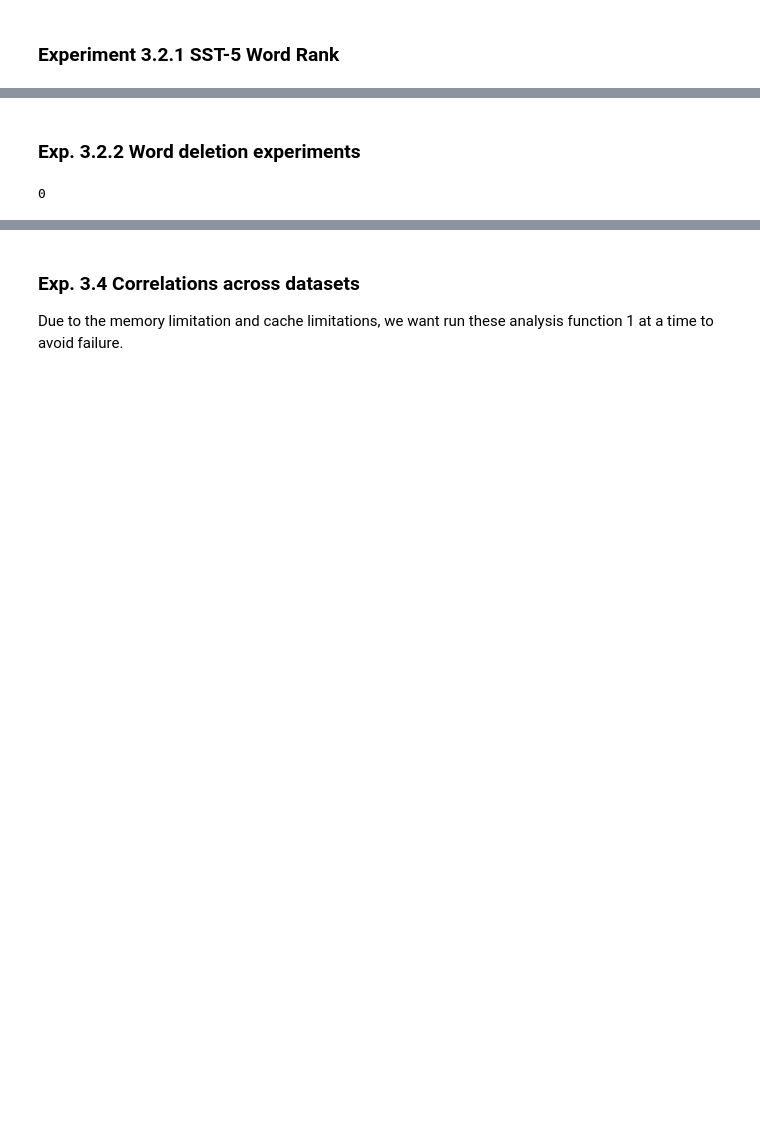
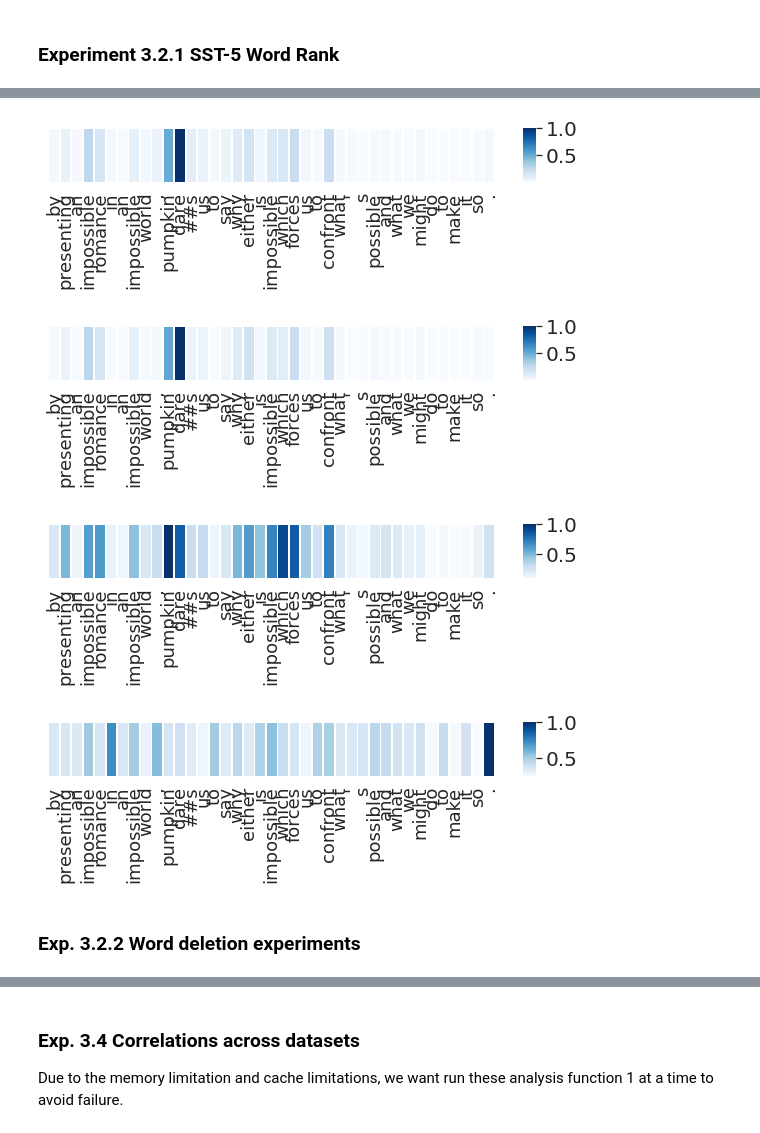
Before and after one commit to frankaging/BERT-LRP, a Jupyter notebook: code/notebook/lrp_visualize.ipynb, the cells around one changed output, grey strips where cells are left out. Saved outputs shown, nothing was run; the diff lists cells and outputs as text; code cells hidden in the pictures; blank space fills up the shorter version.

```diff
--- a/code/notebook/lrp_visualize.ipynb
+++ b/code/notebook/lrp_visualize.ipynb
@@ -84,12 +1203,12 @@ def translate(token_ids, vocab):
         tokens.append(vocab[_id])
     return tokens
 
-def heatmap_viz(token_grad, vmin=0, vmax=1, cmap="Blues"):
+def heatmap_viz(token_grad, vmin=0, cmap="Blues"):
     scores = [tu[1] for tu in token_grad]
     tokens = [tu[0] for tu in token_grad]
     fig, ax = plt.subplots(figsize=(10,1))
     ax = sns.heatmap([scores], cmap=cmap, xticklabels=tokens, yticklabels=False,
-                     cbar_kws=dict(shrink=1, aspect=4, ), linewidths=0.8, vmin=vmin, vmax=vmax)
+                     cbar_kws=dict(shrink=1, aspect=4, ), linewidths=0.8)
     ax.set_xticklabels(tokens, size = 18)
     cbar = ax.collections[0].colorbar
     # here set the labelsize by 20
@@ -129,12 +1248,12 @@ def evaluate_with_hooks(test_dataloader, model, device, label_list):
         seq_lens = seq_lens.to(device)
 
         # intentially with gradient
-        tmp_test_loss, logits, all_encoder_attention_scores, embedding_output = \
+        tmp_test_loss, logits_raw, all_encoder_attention_scores, embedding_output = \
             model(input_ids, segment_ids, input_mask, seq_lens,
                     device=device, labels=label_ids)
-        logits_raw = F.softmax(logits, dim=-1)
+        logits_t = F.softmax(logits_raw, dim=-1)
 
-        logits = logits_raw.detach().cpu().numpy()
+        logits = logits_t.detach().cpu().numpy()
         pred_logits.append(logits)
         label_ids = label_ids.to('cpu').numpy()
         actual.append(label_ids)
@@ -144,15 +1263,17 @@ def evaluate_with_hooks(test_dataloader, model, device, label_list):
         sensitivity_class = len(label_list) - 1
 
         # GS
-        gs_score = torch.zeros(logits.shape)
+        gs_score = torch.zeros(logits_t.shape)
         gs_score[:, sensitivity_class] = 1.0
+        gs_score = logits_raw*gs_score
         gs_score = model.backward_gradient(gs_score)
         gs_score = torch.norm(gs_score, dim=-1)*torch.norm(gs_score, dim=-1)
         gs_scores.append(gs_score)
 
         # GI
-        gi_score = torch.zeros(logits.shape)
+        gi_score = torch.zeros(logits_t.shape)
         gi_score[:, sensitivity_class] = 1.0
+        gi_score = logits_raw*gi_score
         gi_score = model.backward_gradient_input(gi_score)
         gi_score = torch.norm(gi_score, dim=-1)*torch.norm(gi_score, dim=-1)
         gi_scores.append(gi_score)
@@ -286,8 +1407,8 @@ def subset_score(dict_list):
         per_word_score.append(word_score)
     return np.transpose(np.array(per_word_score))
 
-def load_attribution_scores(vocab_data_dir, inputs_ids, seqs_lens, raw_attribution_scores, min_freq=1,
-                            consider_speicial_tokens=False, normalized=True, min_length=0):
+def load_attribution_scores(vocab_data_dir, inputs_ids, seqs_lens, raw_attribution_scores, min_freq=5,
+                            consider_speicial_tokens=False, normalized=True, min_length=10):
     vocab = inverse_mapping(load_vocab(vocab_data_dir, pretrain=False))
     word_lrp = {}
     word_lrp_list = []
@@ -302,7 +1423,10 @@ def load_attribution_scores(vocab_data_dir, inputs_ids, seqs_lens, raw_attributi
                 tokens = translate(inputs_ids[batch_idx][seq_idx], vocab)[:seq_len][1:-1]
                 attribution_scores = raw_attribution_scores[batch_idx][seq_idx][:seq_len][1:-1]
             if normalized:
-                sentence_attribution_scores = F.softmax(torch.abs(attribution_scores), dim=-1).tolist()
+                # sentence_attribution_scores = F.softmax(torch.abs(attribution_scores), dim=-1).tolist()
+                sentence_max = torch.max(torch.abs(attribution_scores), dim=-1)[0]
+                sentence_attribution_scores = \
+                    (torch.abs(attribution_scores)/sentence_max).tolist()
             else:
                 sentence_attribution_scores = attribution_scores.tolist()
             if len(tokens) >= min_length:
@@ -341,6 +1465,15 @@ def load_attribution_meta(vocab_data_dir, dataset_dict):
                                   "sentence_revelance_score": sentence_revelance_score}
     return attribution_meta
 
+def plot_sentence_heatmaps(attribution_meta, n_sample=1):
+    total_n = len(attribution_meta["gs_scores"]["sentence_revelance_score"])
+    random_n = random.randint(0, total_n)
+    sentence_heatmap_dict = dict()
+    for item in ["gs_scores", "gi_scores", \
+                 "lrp_scores", "lat_scores"]:
+        sentence_heatmap_dict[item] = attribution_meta[item]["sentence_revelance_score"][random_n]
+        heatmap_viz(sentence_heatmap_dict[item], vmin=0)
+
 def print_topk_words(attribution_meta, k=30, filtered=True):
     """
     print top k words for a dataset
@@ -360,8 +1493,8 @@ def print_topk_words(attribution_meta, k=30, filtered=True):
                 word_rank = attribution_meta[item]["filtered_word_rank"]
             else:
                 word_rank = attribution_meta[item]["raw_word_rank"]
-            item_words.append((word_rank[i][0], str(word_rank[i][1])[:4]))
-            item_words_neg.append((word_rank[-(i+1)][0], str(word_rank[-(i+1)][1])[:4]))
+            item_words.append((word_rank[i][0], round(word_rank[i][1],5) ) )
+            item_words_neg.append(( word_rank[-(i+1)][0], round(word_rank[-(i+1)][1],5) ))
 
         words.append(item_words)
         words_neg.append(item_words_neg) # reversed ranking
@@ -384,10 +1564,12 @@ print_topk_words(sst5_attribution_meta)
+# %%
+plot_sentence_heatmaps(sst5_attribution_meta)
+# %% [output]
+[figure, added]
+[figure, added]
+[figure, added]
+[figure, added]
 # %% [markdown]
 ### Exp. 3.2.2 Word deletion experiments
-# %%
-a = torch.rand(3,3)
-a[[]].shape[0]
-# %% [output]
-0
 # %%
 from random import randrange
 
```
Also changed, not shown: parts of 13 cells of this notebook, 1 other file.
